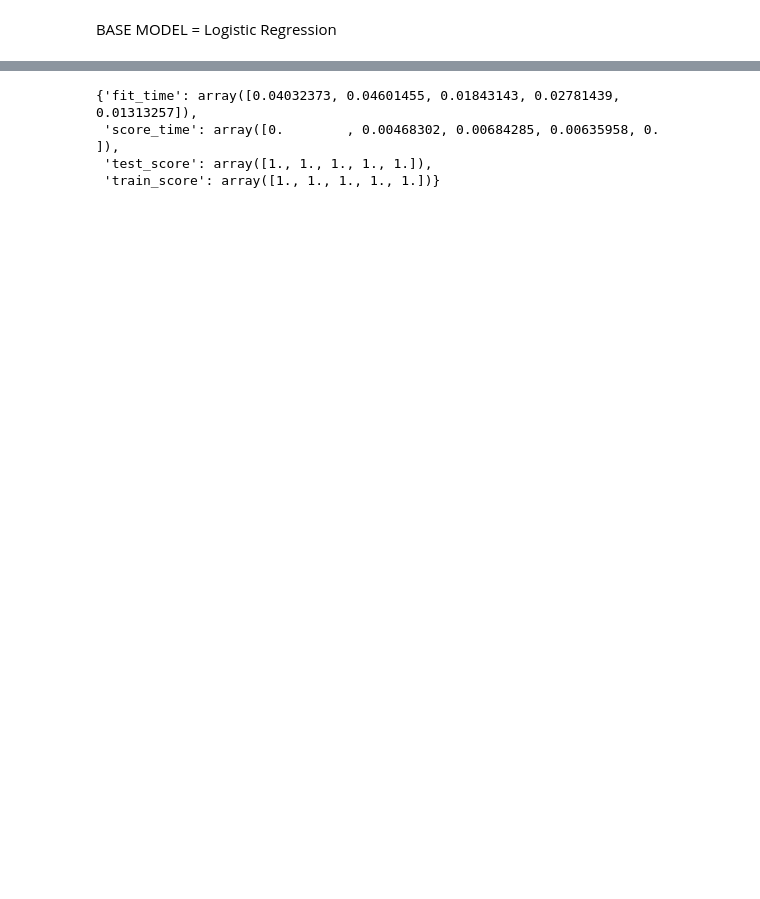
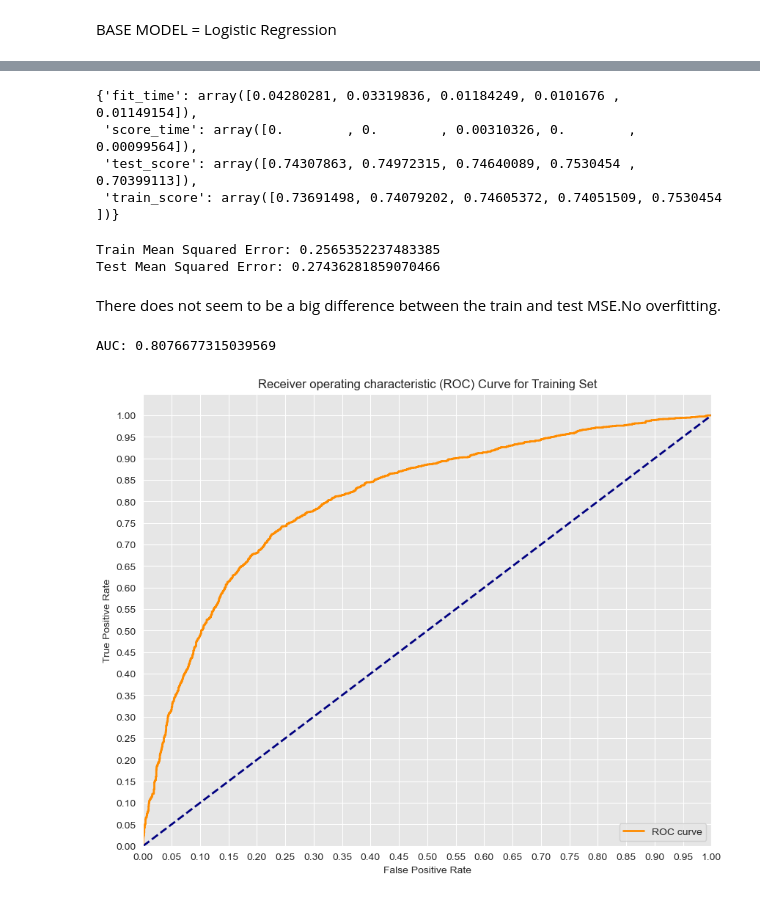
Before and after one commit to winnycodegurl/MachineLearningprojectphase3, a Jupyter notebook: Studentnotebook.ipynb, the cells around one changed output, grey strips where cells are left out. Cells and saved outputs as stored; diff of their text form; code cells hidden in the pictures; blank space fills up the shorter version.

```diff
--- a/Studentnotebook.ipynb
+++ b/Studentnotebook.ipynb
@@ -657,7 +687,62 @@ ConfusionMatrixDisplay.from_estimator(estimator=logistic_reg, X=X_train_scaled,
 # %%
-cross_validate(logistic_reg, X_scaled, y, return_train_score=True)
+cross_validate(logistic_reg, X_train_scaled, y_train_bal, return_train_score=True)
 # %% [output]
-{'fit_time': array([0.04032373, 0.04601455, 0.01843143, 0.02781439, 0.01313257]),
- 'score_time': array([0.        , 0.00468302, 0.00684285, 0.00635958, 0.        ]),
- 'test_score': array([1., 1., 1., 1., 1.]),
- 'train_score': array([1., 1., 1., 1., 1.])}
+{'fit_time': array([0.04280281, 0.03319836, 0.01184249, 0.0101676 , 0.01149154]),
+ 'score_time': array([0.        , 0.        , 0.00310326, 0.        , 0.00099564]),
+ 'test_score': array([0.74307863, 0.74972315, 0.74640089, 0.7530454 , 0.70399113]),
+ 'train_score': array([0.73691498, 0.74079202, 0.74605372, 0.74051509, 0.7530454 ])}
+# %%
+#checking for overfitting.
+y_train_pred =  logistic_reg.predict(X_train_scaled)
+
+train_mse = mean_squared_error(y_train_bal, y_train_pred)
+test_mse = mean_squared_error(y_test, y_pred)
+print('Train Mean Squared Error:', train_mse)
+print('Test Mean Squared Error:', test_mse)
+# %% [output]
+Train Mean Squared Error: 0.2565352237483385
+Test Mean Squared Error: 0.27436281859070466
+# %% [markdown]
+There does not seem to be a big difference between the train and test MSE.No overfitting.
+# %%
+from sklearn.metrics import roc_curve, auc
+
+
+# Calculate the probability scores of each point in the training set
+y_train_score = logistic_reg.decision_function(X_train_scaled)
+
+# Calculate the fpr, tpr, and thresholds for the training set
+train_fpr, train_tpr, thresholds = roc_curve(y_train_bal,y_train_score)
+
+# Calculate the probability scores of each point in the test set
+y_test_score = logistic_reg.decision_function(X_test_scaled)
+
+# Calculate the fpr, tpr, and thresholds for the test set
+test_fpr, test_tpr, thresholds = roc_curve(y_test, y_test_score)
+# %%
+import matplotlib.pyplot as plt
+import seaborn as sns
+%matplotlib inline
+
+# Seaborn's beautiful styling
+sns.set_style('darkgrid', {'axes.facecolor': '0.9'})
+
+# ROC curve for training set
+plt.figure(figsize=(10, 8))
+lw = 2
+plt.plot(train_fpr, train_tpr, color='darkorange',
+         lw=lw, label='ROC curve')
+plt.plot([0, 1], [0, 1], color='navy', lw=lw, linestyle='--')
+plt.xlim([0.0, 1.0])
+plt.ylim([0.0, 1.05])
+plt.yticks([i/20.0 for i in range(21)])
+plt.xticks([i/20.0 for i in range(21)])
+plt.xlabel('False Positive Rate')
+plt.ylabel('True Positive Rate')
+plt.title('Receiver operating characteristic (ROC) Curve for Training Set')
+plt.legend(loc='lower right')
+print('AUC: {}'.format(auc(train_fpr, train_tpr)))
+plt.show()
+# %% [output]
+AUC: 0.8076677315039569
+[figure, added]
```
Also changed, not shown: parts of 24 cells of this notebook.
